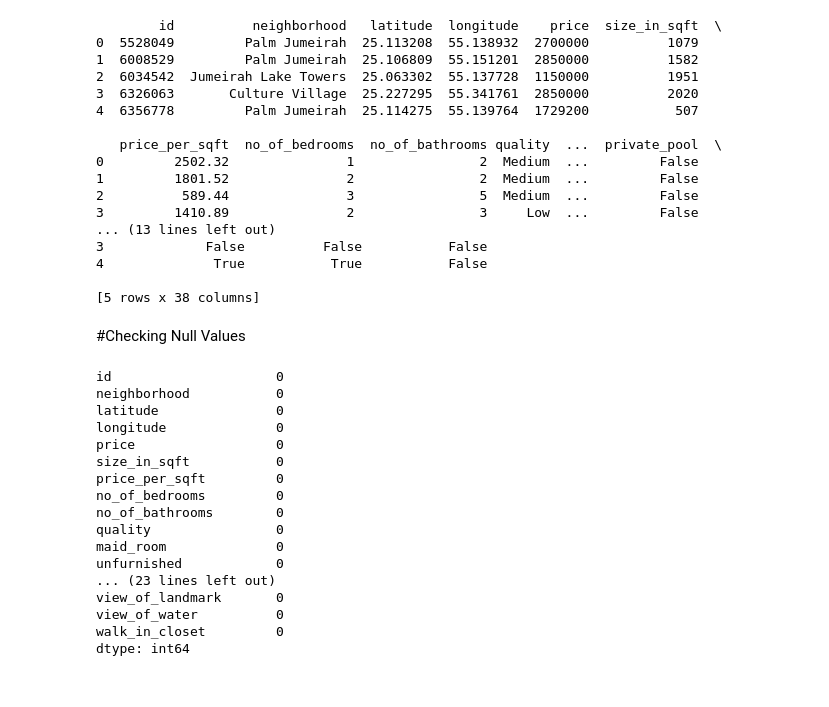
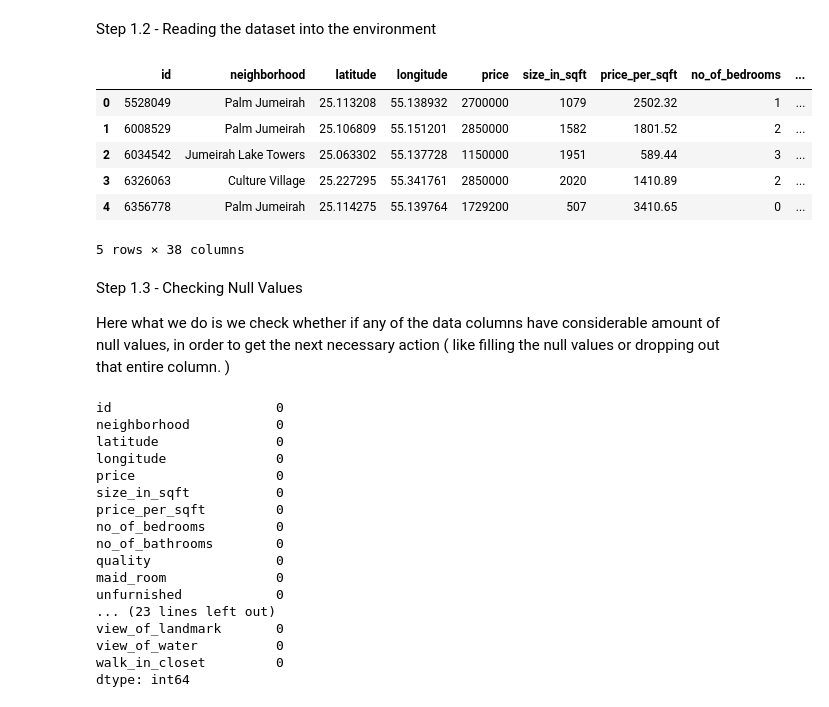
Before and after one commit to anuththara325/DubaiProperty_PricePrediction, a Jupyter notebook: DubaiProperty_Prediction.ipynb, the cells around one changed output. Cells and saved outputs as stored; diff of their text form; code cells hidden in the pictures.

```diff
--- a/DubaiProperty_Prediction.ipynb
+++ b/DubaiProperty_Prediction.ipynb
@@ -34,29 +54,26 @@ Note: you may need to restart the kernel to use updated packages.
 import numpy as np
 import matplotlib.pyplot as plt
 import pandas as pd
+# %% [markdown]
+Step 1.2 - Reading the dataset into the environment
 # %%
+
 dataset = pd.read_csv('properties_data.csv')
-print(dataset.head())
+dataset.head()
 # %% [output]
+|  | id | neighborhood | latitude | longitude | price | size_in_sqft | price_per_sqft | no_of_bedrooms | ... |
+| 0 | 5528049 | Palm Jumeirah | 25.113208 | 55.138932 | 2700000 | 1079 | 2502.32 | 1 | ... |
+| 1 | 6008529 | Palm Jumeirah | 25.106809 | 55.151201 | 2850000 | 1582 | 1801.52 | 2 | ... |
+| 2 | 6034542 | Jumeirah Lake Towers | 25.063302 | 55.137728 | 1150000 | 1951 | 589.44 | 3 | ... |
+| 3 | 6326063 | Culture Village | 25.227295 | 55.341761 | 2850000 | 2020 | 1410.89 | 2 | ... |
+| 4 | 6356778 | Palm Jumeirah | 25.114275 | 55.139764 | 1729200 | 507 | 3410.65 | 0 | ... |
-        id          neighborhood   latitude  longitude    price  size_in_sqft  \
-0  5528049         Palm Jumeirah  25.113208  55.138932  2700000          1079
-1  6008529         Palm Jumeirah  25.106809  55.151201  2850000          1582
-2  6034542  Jumeirah Lake Towers  25.063302  55.137728  1150000          1951
-3  6326063       Culture Village  25.227295  55.341761  2850000          2020
-4  6356778         Palm Jumeirah  25.114275  55.139764  1729200           507
-
-   price_per_sqft  no_of_bedrooms  no_of_bathrooms quality  ...  private_pool  \
-0         2502.32               1                2  Medium  ...         False
-1         1801.52               2                2  Medium  ...         False
-2          589.44               3                5  Medium  ...         False
-3         1410.89               2                3     Low  ...         False
-... (13 lines left out)
-3             False          False           False
-4              True           True           False
-
-[5 rows x 38 columns]
+5 rows × 38 columns
-# %% [markdown]
-#Checking Null Values
+# %% [markdown]
+Step 1.3 - Checking Null Values
+
+Here what we do is we check whether if any of the data columns have considerable amount of null values, in order to get the next necessary action (
+    like filling the null values or dropping out that entire column.
+)
 # %%
 dataset.isna().sum()
 # %% [output]
```
Also changed, not shown: parts of 52 cells of this notebook, 3 other files.
